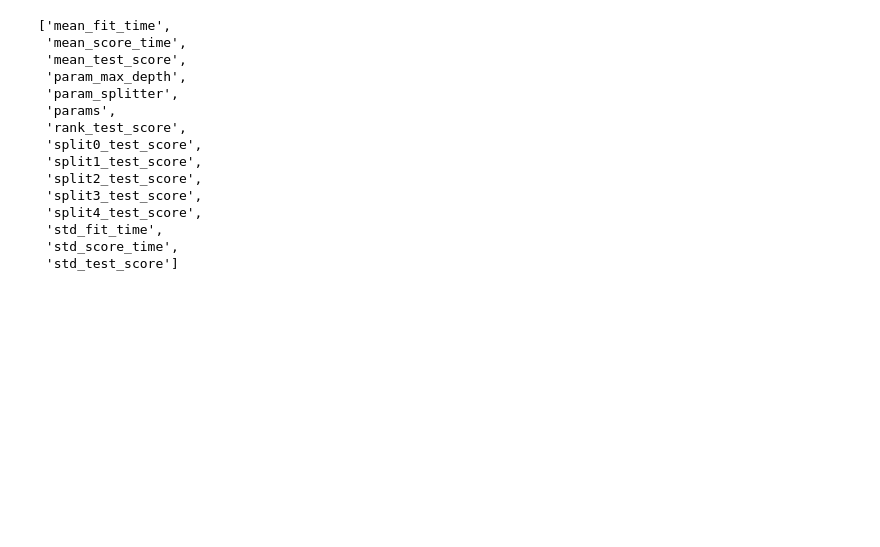
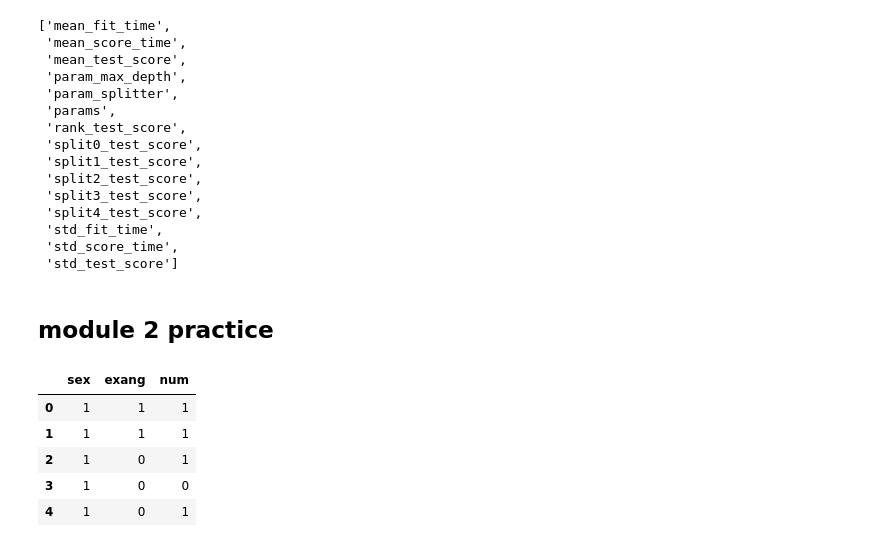
Before and after one commit to AndreyKurdyubov/Stepik_introML, a Jupyter notebook: Module 2.ipynb, the cells around one changed output. Drawn from its saved outputs; the diff is of its cells as text; code cells hidden in the pictures; blank space fills up the shorter version.

```diff
--- a/Module 2.ipynb
+++ b/Module 2.ipynb
@@ -347,3 +347,15 @@ sorted(clf_gs.cv_results_.keys())
  'std_fit_time',
  'std_score_time',
  'std_test_score']
+# %% [markdown]
+## module 2 practice
+# %%
+data_tree = pd.read_csv("train_data_tree.csv")
+data_tree.head()
+# %% [output]
+|  | sex | exang | num |
+| 0 | 1 | 1 | 1 |
+| 1 | 1 | 1 | 1 |
+| 2 | 1 | 0 | 1 |
+| 3 | 1 | 0 | 0 |
+| 4 | 1 | 0 | 1 |
```
Also changed, not shown: parts of 12 cells of this notebook.
